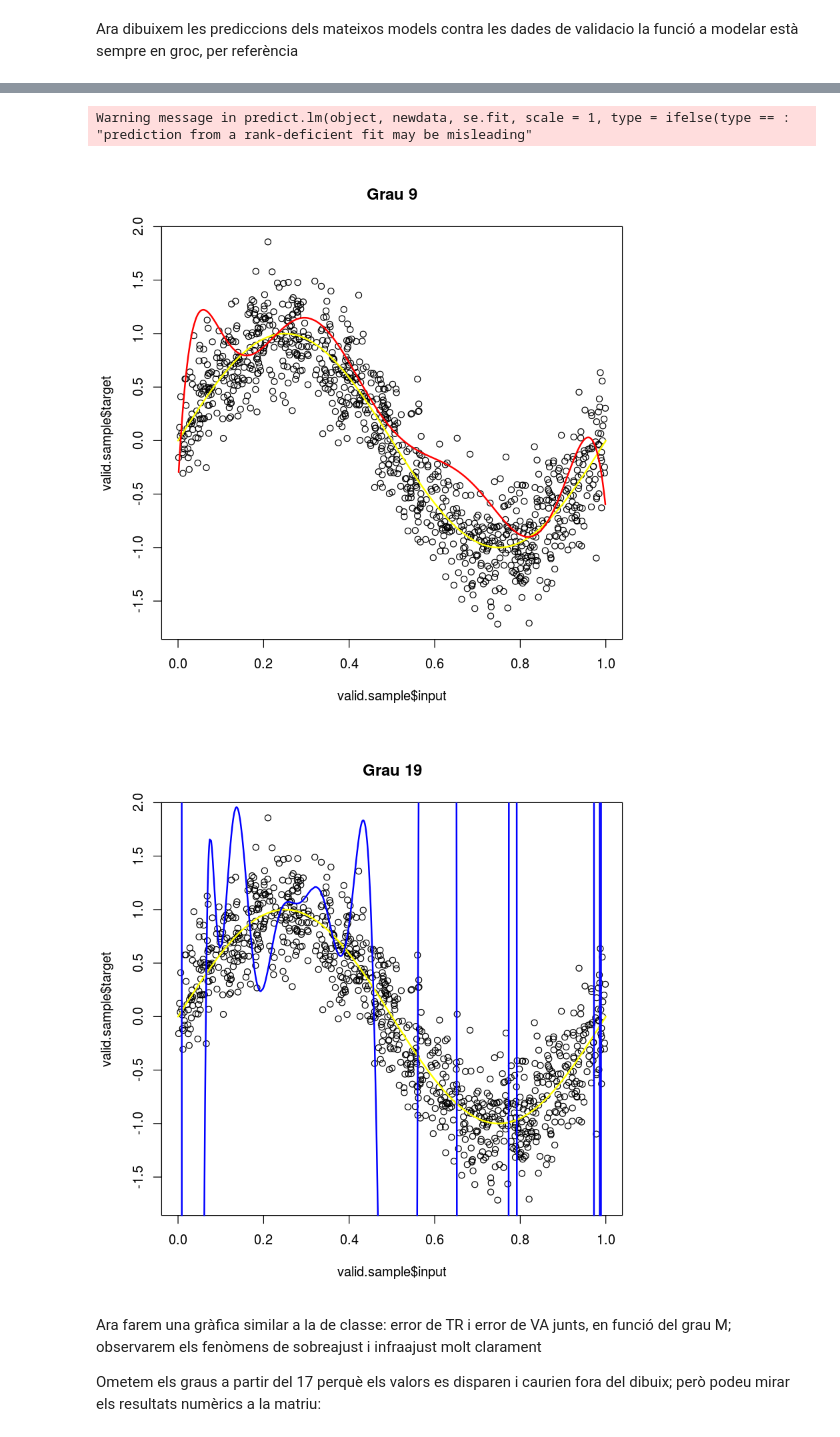
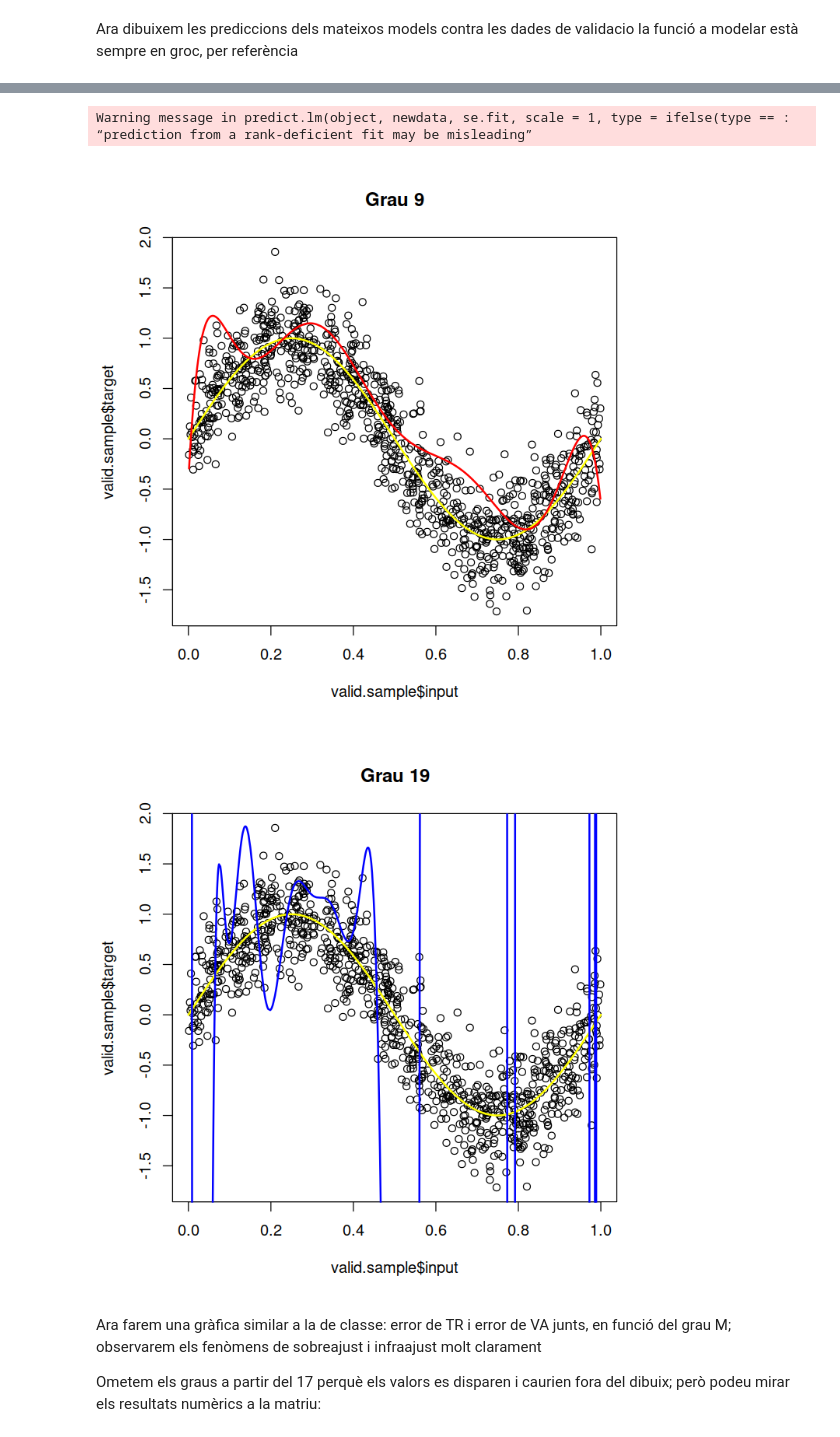
Before and after one commit to jordibosch20/APA-Notebooks, a Jupyter notebook: APA R/APA-L1.ipynb, the cells around one changed output, grey strips where cells are left out. Saved outputs shown, nothing was run; the diff lists cells and outputs as text; code cells hidden in the pictures.

```diff
--- a/APA R/APA-L1.ipynb
+++ b/APA R/APA-L1.ipynb
@@ -291,11 +300,14 @@ for (i in graus)
  Ara dibuixem les prediccions dels mateixos models contra les dades de validacio
  la funció a modelar està sempre en groc, per referència
 # %%
+options(repr.plot.width=6, repr.plot.height=6)
 for (i in graus)
 {
   plot(valid.sample$input, valid.sample$target)
   curve (sin(2*pi*x), a, b, add=TRUE, col='yellow',lwd=2)
-  points(valid.sample$input, predict(model[[i]], newdata=valid.sample), type="l", col=25+i, lwd=2)
+  points(valid.sample$input,
+         predict(model[[i]], newdata=valid.sample),
+         type="l", col=25+i, lwd=2)
   title (main=paste('Grau',i))
 }
 # %% [output]
@@ -306,7 +318,7 @@ for (i in graus)
 Warning message in predict.lm(object, newdata, se.fit, scale = 1, type = ifelse(type == :
-"prediction from a rank-deficient fit may be misleading"
+“prediction from a rank-deficient fit may be misleading”
-[figure, old version]
+[figure, new version]
-[figure, old version]
+[figure, new version]
 # %% [markdown]
  Ara farem una gràfica similar a la de classe: error de TR i error de VA junts, en funció del grau M; observarem els fenòmens de sobreajust i infraajust molt clarament
 
```
Also changed, not shown: parts of 19 cells of this notebook, 37 other files.
